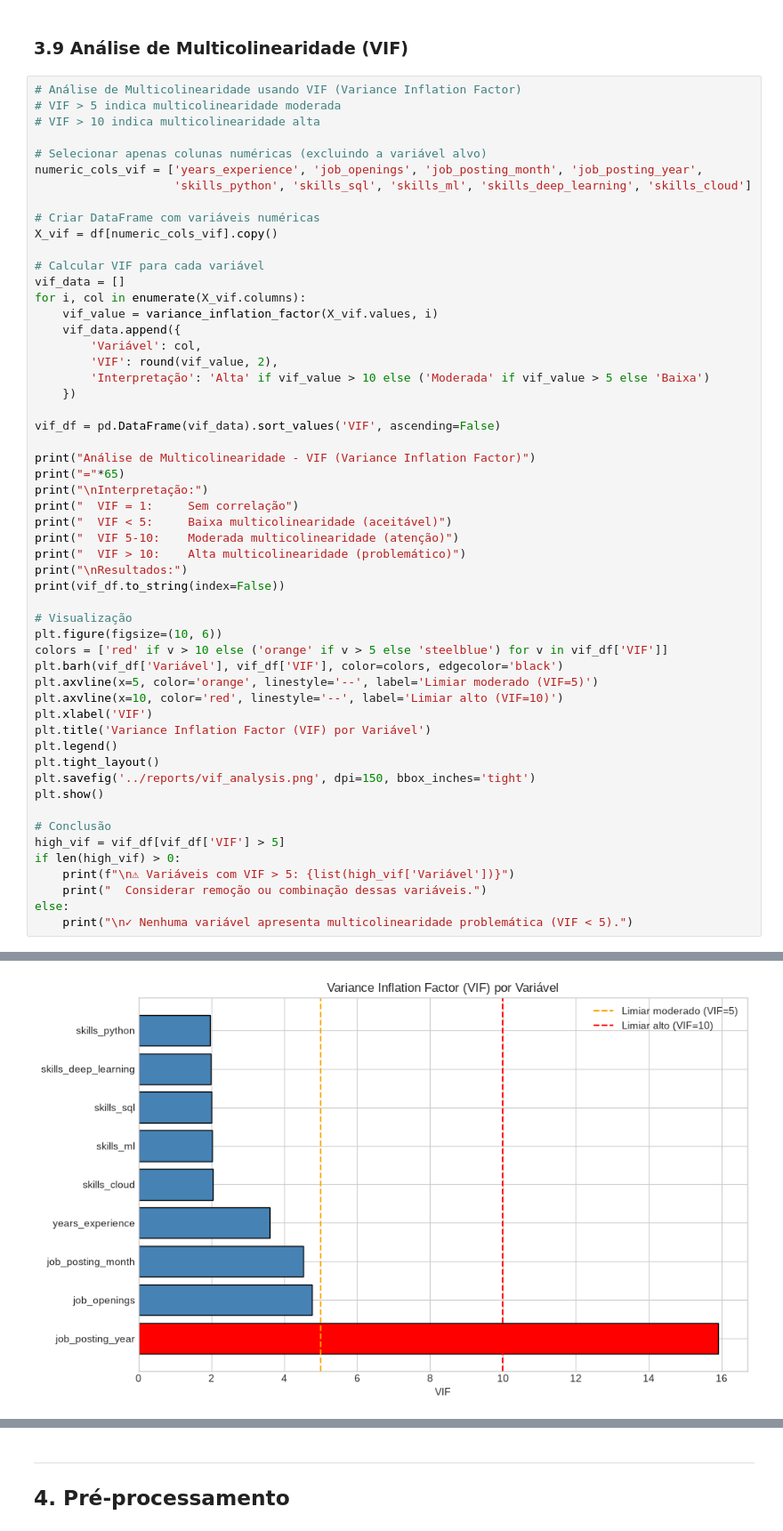
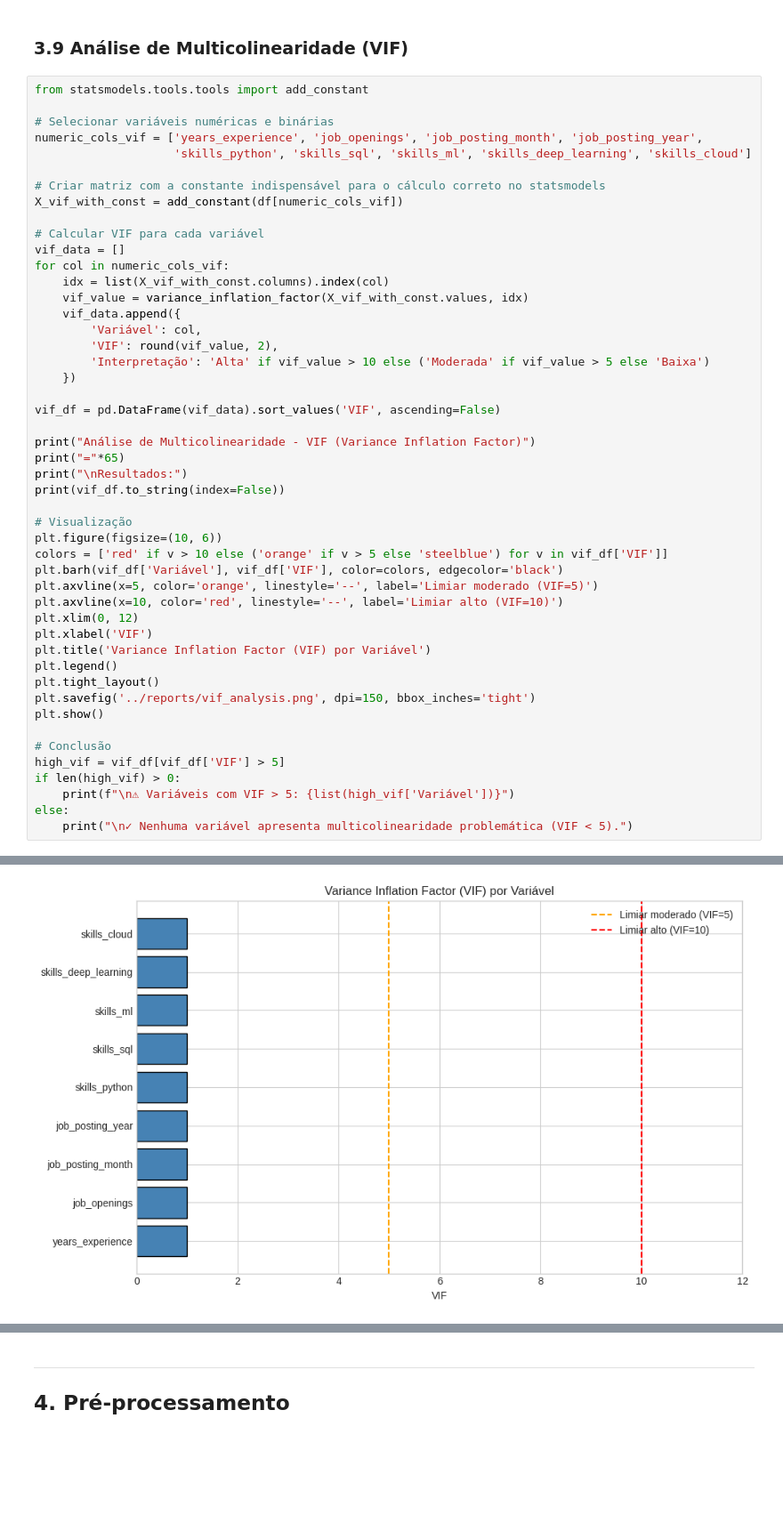
Before and after one commit to JaumGabriell/testesC318, a Jupyter notebook: notebooks/main_analysis.ipynb, the cells around one changed output, grey strips where cells are left out. Shown at 89% size. Cells and saved outputs as stored; diff of their text form; blank space fills up the shorter version.

```diff
--- a/notebooks/main_analysis.ipynb
+++ b/notebooks/main_analysis.ipynb
@@ -429,21 +429,20 @@ job_posting_month         0      0.00%           -5.00           19.00
 # %% [markdown]
 ### 3.9 Análise de Multicolinearidade (VIF)
 # %%
-# Análise de Multicolinearidade usando VIF (Variance Inflation Factor)
-# VIF > 5 indica multicolinearidade moderada
-# VIF > 10 indica multicolinearidade alta
+from statsmodels.tools.tools import add_constant
 
-# Selecionar apenas colunas numéricas (excluindo a variável alvo)
+# Selecionar variáveis numéricas e binárias
 numeric_cols_vif = ['years_experience', 'job_openings', 'job_posting_month', 'job_posting_year',
                     'skills_python', 'skills_sql', 'skills_ml', 'skills_deep_learning', 'skills_cloud']
 
-# Criar DataFrame com variáveis numéricas
-X_vif = df[numeric_cols_vif].copy()
+# Criar matriz com a constante indispensável para o cálculo correto no statsmodels
+X_vif_with_const = add_constant(df[numeric_cols_vif])
 
 # Calcular VIF para cada variável
 vif_data = []
-for i, col in enumerate(X_vif.columns):
-    vif_value = variance_inflation_factor(X_vif.values, i)
+for col in numeric_cols_vif:
+    idx = list(X_vif_with_const.columns).index(col)
+    vif_value = variance_inflation_factor(X_vif_with_const.values, idx)
     vif_data.append({
         'Variável': col,
         'VIF': round(vif_value, 2),
@@ -454,11 +453,6 @@ vif_df = pd.DataFrame(vif_data).sort_values('VIF', ascending=False)
 
 print("Análise de Multicolinearidade - VIF (Variance Inflation Factor)")
 print("="*65)
-print("\nInterpretação:")
-print("  VIF = 1:     Sem correlação")
-print("  VIF < 5:     Baixa multicolinearidade (aceitável)")
-print("  VIF 5-10:    Moderada multicolinearidade (atenção)")
-print("  VIF > 10:    Alta multicolinearidade (problemático)")
 print("\nResultados:")
 print(vif_df.to_string(index=False))
 
@@ -468,6 +462,7 @@ colors = ['red' if v > 10 else ('orange' if v > 5 else 'steelblue') for v in vif
 plt.barh(vif_df['Variável'], vif_df['VIF'], color=colors, edgecolor='black')
 plt.axvline(x=5, color='orange', linestyle='--', label='Limiar moderado (VIF=5)')
 plt.axvline(x=10, color='red', linestyle='--', label='Limiar alto (VIF=10)')
+plt.xlim(0, 12)
 plt.xlabel('VIF')
 plt.title('Variance Inflation Factor (VIF) por Variável')
 plt.legend()
@@ -479,7 +474,6 @@ plt.show()
 high_vif = vif_df[vif_df['VIF'] > 5]
 if len(high_vif) > 0:
     print(f"\n⚠ Variáveis com VIF > 5: {list(high_vif['Variável'])}")
-    print("  Considerar remoção ou combinação dessas variáveis.")
 else:
     print("\n✓ Nenhuma variável apresenta multicolinearidade problemática (VIF < 5).")
 # %% [output]
@@ -506 +494 @@ skills_deep_learning  1.99         Baixa
-[figure, old version]
+[figure, new version]
```
Also changed, not shown: parts of 13 cells of this notebook, 8 other files.
